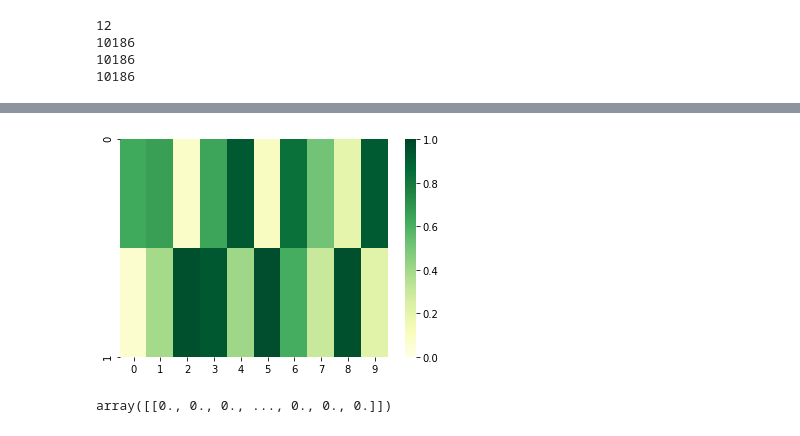
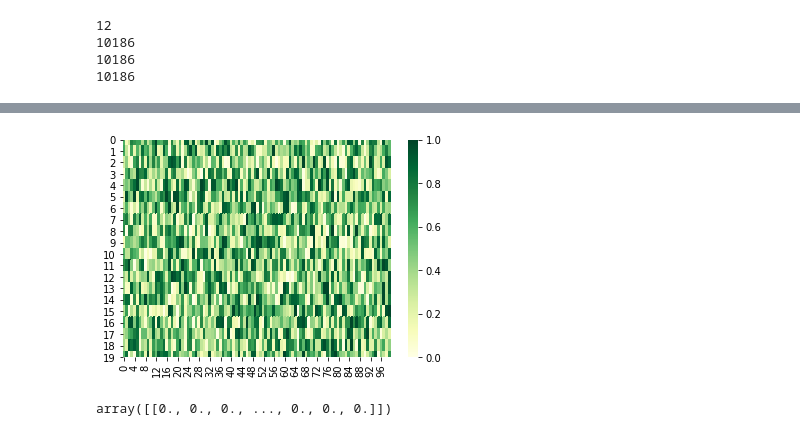
Before and after one commit to pcchencode/chords_recogn, a Jupyter notebook: chroma.ipynb, the cells around one changed output, grey strips where cells are left out. Cells and saved outputs as stored; diff of their text form; code cells hidden in the pictures.

```diff
--- a/chroma.ipynb
+++ b/chroma.ipynb
@@ -72,13 +72,13 @@ chroma_stft[0]
 # %%
 #### import numpy as np
 import seaborn as sns # 用來畫 heatmap, 輸入要是 np.array
 import matplotlib.pylab as plt
 
-uniform_data = np.random.rand(2, 10)
+uniform_data = np.random.rand(20, 100)
 ax = sns.heatmap(uniform_data, vmin=0, vmax=1, cmap="YlGn")
 plt.show()
 # %% [output]
-[figure, old version]
+[figure, new version]
 # %%
 np.array([chroma_stft[0]])
 # %% [output]
```
